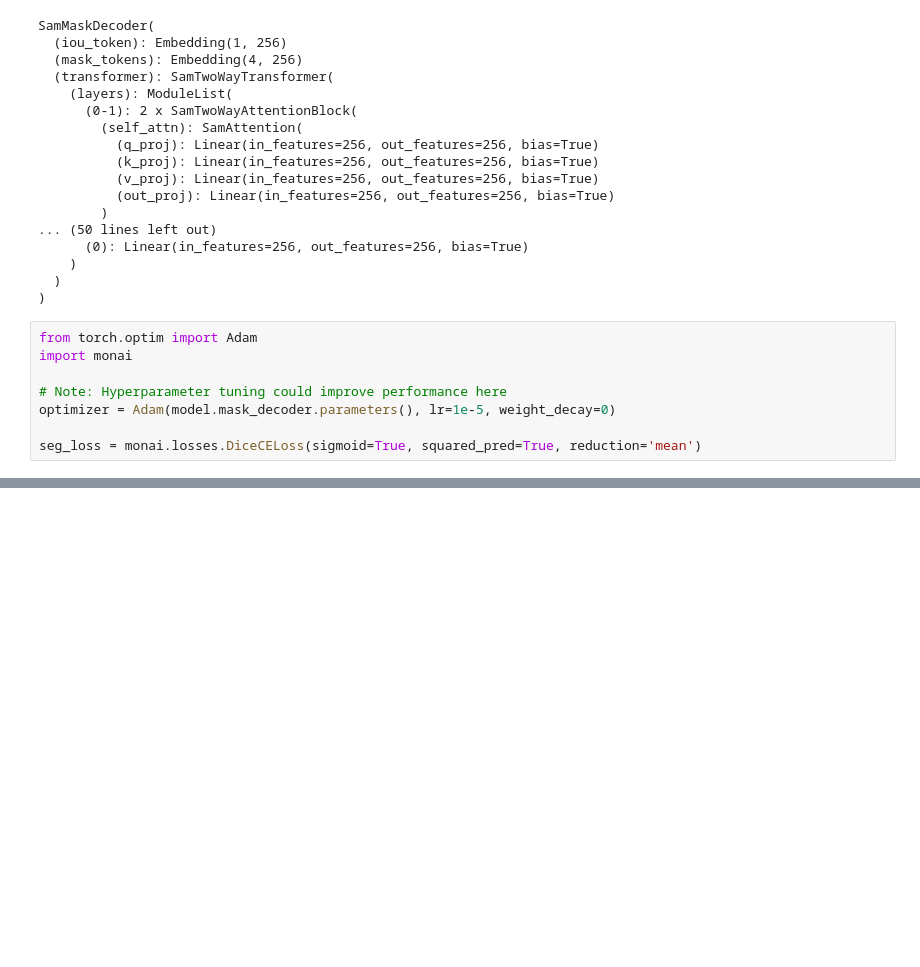
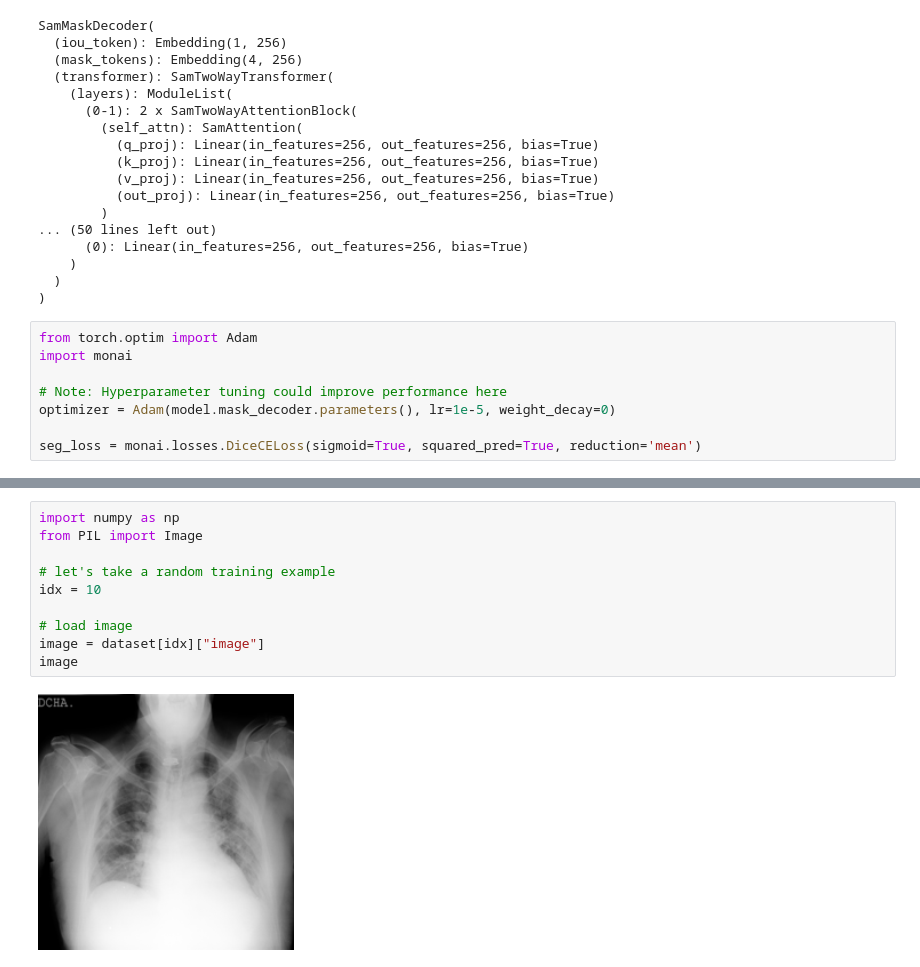
Before and after one commit to oliverc1623/cahsi-project, a Jupyter notebook: qata-covid19-sam-finetune.ipynb, the cells around one changed output, grey strips where cells are left out. Cells and saved outputs as stored; diff of their text form; blank space fills up the shorter version.

```diff
--- a/qata-covid19-sam-finetune.ipynb
+++ b/qata-covid19-sam-finetune.ipynb
@@ -219,0 +258,12 @@ KeyboardInterrupt:
+# %%
+import numpy as np
+from PIL import Image
+
+# let's take a random training example
+idx = 10
+
+# load image
+image = dataset[idx]["image"]
+image
+# %% [output]
+[figure, added]
```
Also changed, not shown: parts of 11 cells of this notebook.
